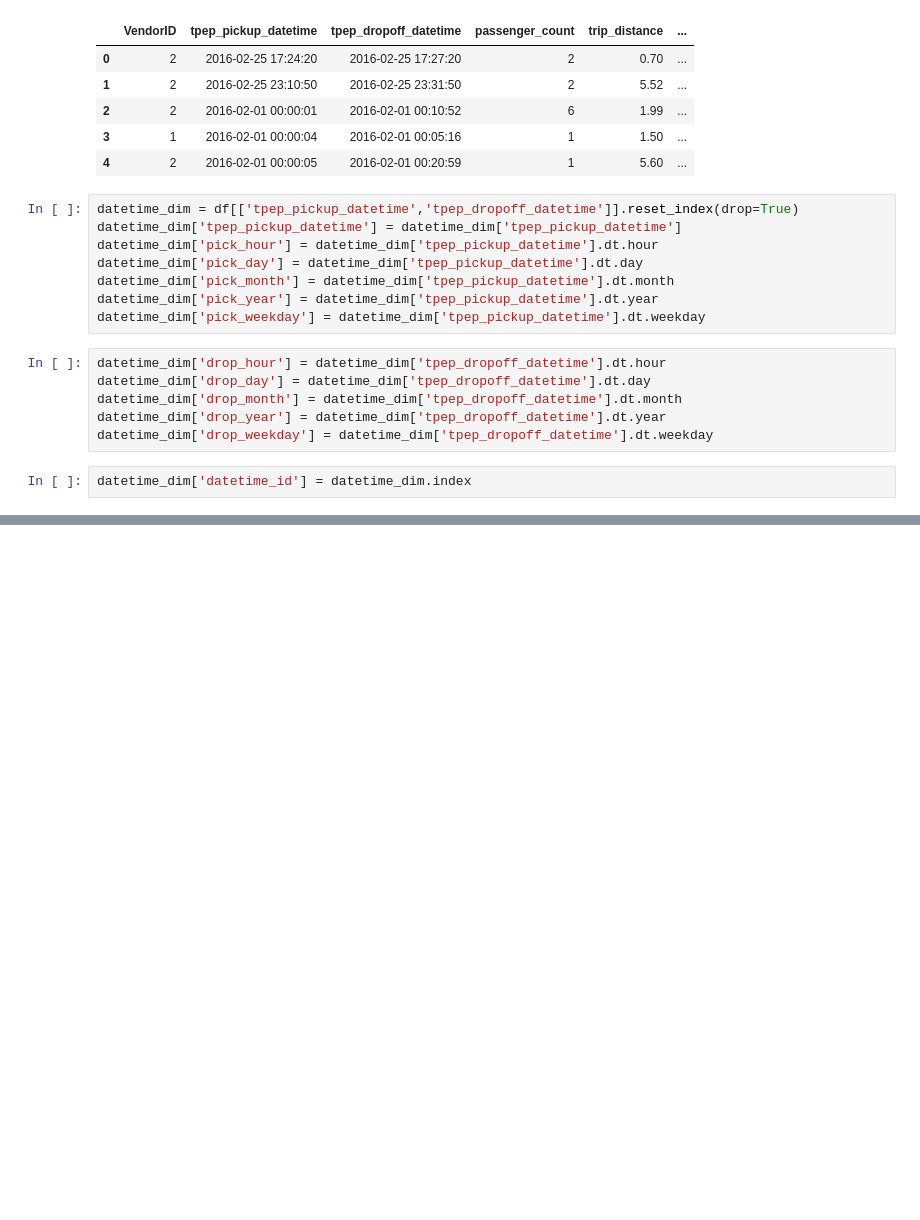
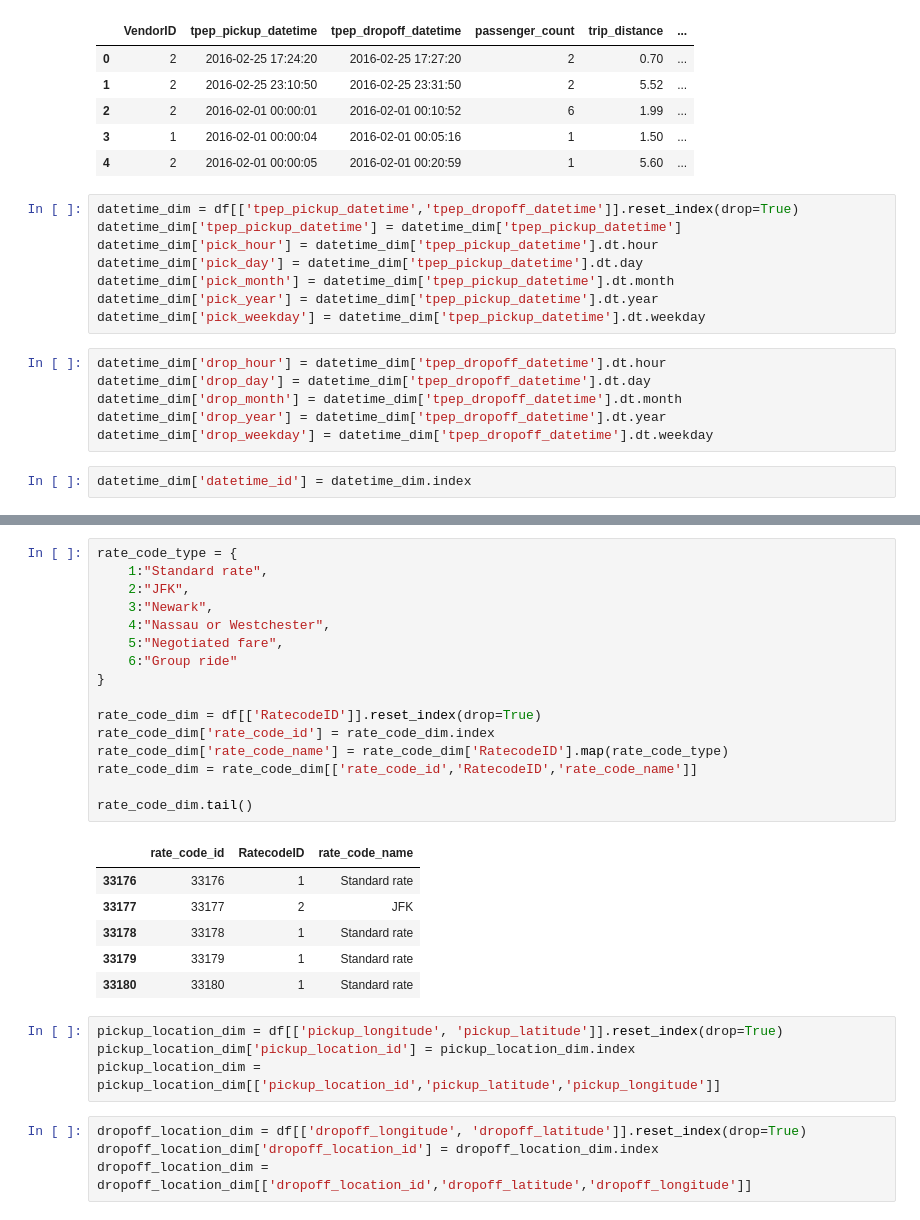
Before and after one commit to OluwatobiOmole/-DS-DataEngineeringPipelineforTaxiData, a Jupyter notebook: Transform.ipynb, the cells around one changed output, grey strips where cells are left out. Cells and saved outputs as stored; diff of their text form; blank space fills up the shorter version.

```diff
--- a/Transform.ipynb
+++ b/Transform.ipynb
@@ -64,0 +102,31 @@ datetime_dim['datetime_id'] = datetime_dim.index
+# %%
+rate_code_type = {
+    1:"Standard rate",
+    2:"JFK",
+    3:"Newark",
+    4:"Nassau or Westchester",
+    5:"Negotiated fare",
+    6:"Group ride"
+}
+
+rate_code_dim = df[['RatecodeID']].reset_index(drop=True)
+rate_code_dim['rate_code_id'] = rate_code_dim.index
+rate_code_dim['rate_code_name'] = rate_code_dim['RatecodeID'].map(rate_code_type)
+rate_code_dim = rate_code_dim[['rate_code_id','RatecodeID','rate_code_name']]
+
+rate_code_dim.tail()
+# %% [output]
+|  | rate_code_id | RatecodeID | rate_code_name |
+| 33176 | 33176 | 1 | Standard rate |
+| 33177 | 33177 | 2 | JFK |
+| 33178 | 33178 | 1 | Standard rate |
+| 33179 | 33179 | 1 | Standard rate |
+| 33180 | 33180 | 1 | Standard rate |
+# %%
+pickup_location_dim = df[['pickup_longitude', 'pickup_latitude']].reset_index(drop=True)
+pickup_location_dim['pickup_location_id'] = pickup_location_dim.index
+pickup_location_dim = pickup_location_dim[['pickup_location_id','pickup_latitude','pickup_longitude']]
+# %%
+dropoff_location_dim = df[['dropoff_longitude', 'dropoff_latitude']].reset_index(drop=True)
+dropoff_location_dim['dropoff_location_id'] = dropoff_location_dim.index
+dropoff_location_dim = dropoff_location_dim[['dropoff_location_id','dropoff_latitude','dropoff_longitude']]
```
Also changed, not shown: parts of 7 cells of this notebook.
